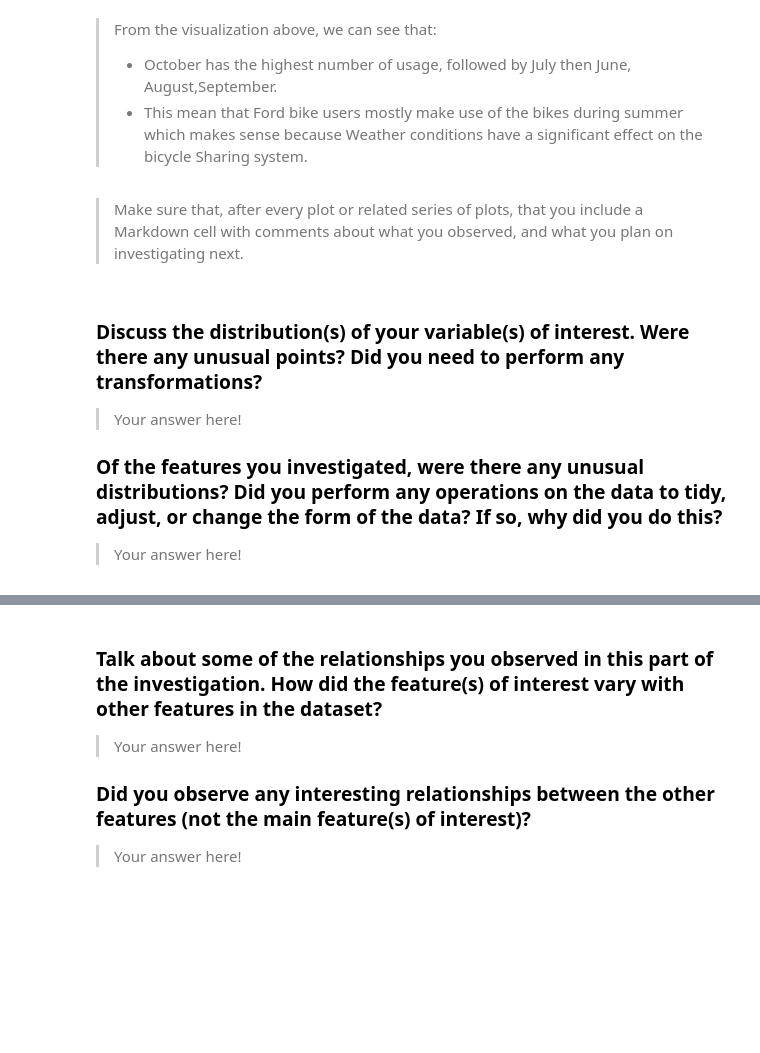
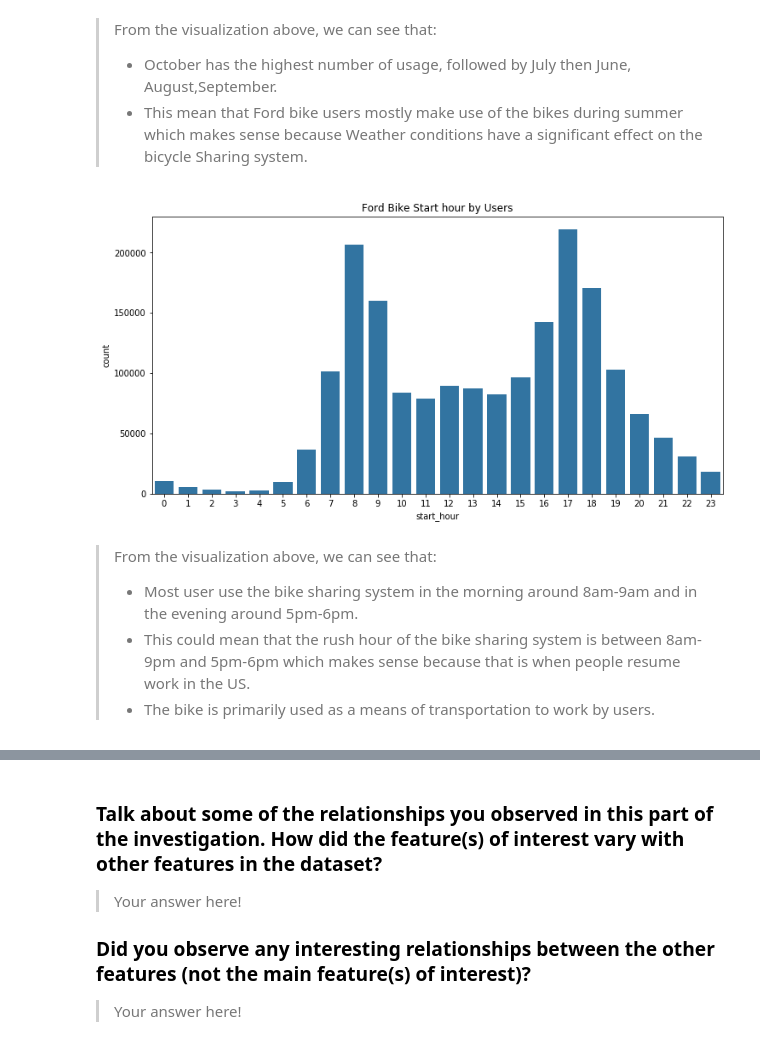
Before and after one commit to bukky24/UdacityCommunicateDataFindings, a Jupyter notebook: exploration_template.ipynb, the cells around one changed output, grey strips where cells are left out. Cells and saved outputs as stored; diff of their text form; code cells hidden in the pictures; blank space fills up the shorter version.

Commit message:
update ford gobike dataset wrangle and visualization

```diff
--- a/exploration_template.ipynb
+++ b/exploration_template.ipynb
@@ -282,15 +282,15 @@ plt.title('Ford Bike Montly Usage by Users');
 > From the visualization above, we can see that:
 >* October has the highest number of usage, followed by July then June, August,September.
 >* This mean that Ford bike users mostly make use of the bikes during summer which makes sense because Weather conditions have a significant effect on the bicycle Sharing system.
-# %% [markdown]
-> Make sure that, after every plot or related series of plots, that you
-include a Markdown cell with comments about what you observed, and what
-you plan on investigating next.
-# %% [markdown]
-### Discuss the distribution(s) of your variable(s) of interest. Were there any unusual points? Did you need to perform any transformations?
-
-> Your answer here!
-
-### Of the features you investigated, were there any unusual distributions? Did you perform any operations on the data to tidy, adjust, or change the form of the data? If so, why did you do this?
-
-> Your answer here!
+# %%
+base_color = sb.color_palette()[0]
+plt.figure(figsize=(12,6))
+sb.countplot(x='start_hour',data=df,color=base_color)
+plt.title('Ford Bike Start hour by Users');
+# %% [output]
+[figure, added]
+# %% [markdown]
+>From the visualization above, we can see that:
+>* Most user use the bike sharing system in the morning around 8am-9am and in the evening around 5pm-6pm.
+>* This could mean that the rush hour of the bike sharing system is between 8am-9pm and 5pm-6pm which makes sense because that is when people resume work in the US.
+>* The bike is primarily used as a means of transportation to work by users.
```
Also changed, not shown: parts of 18 cells of this notebook.
